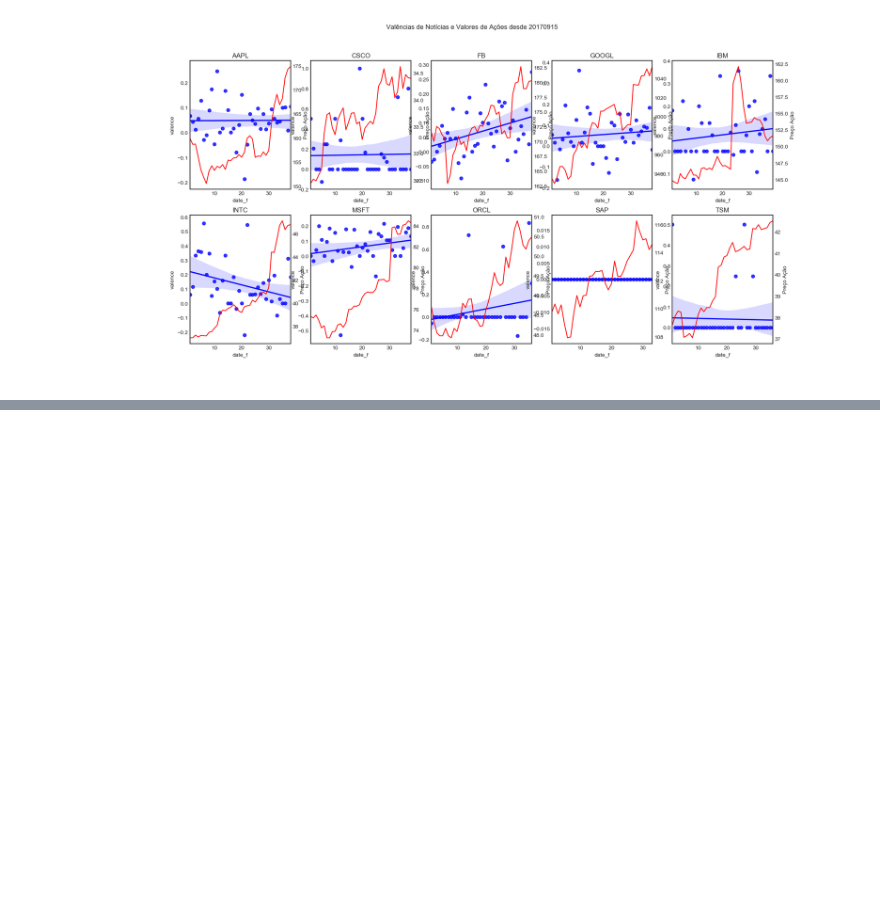
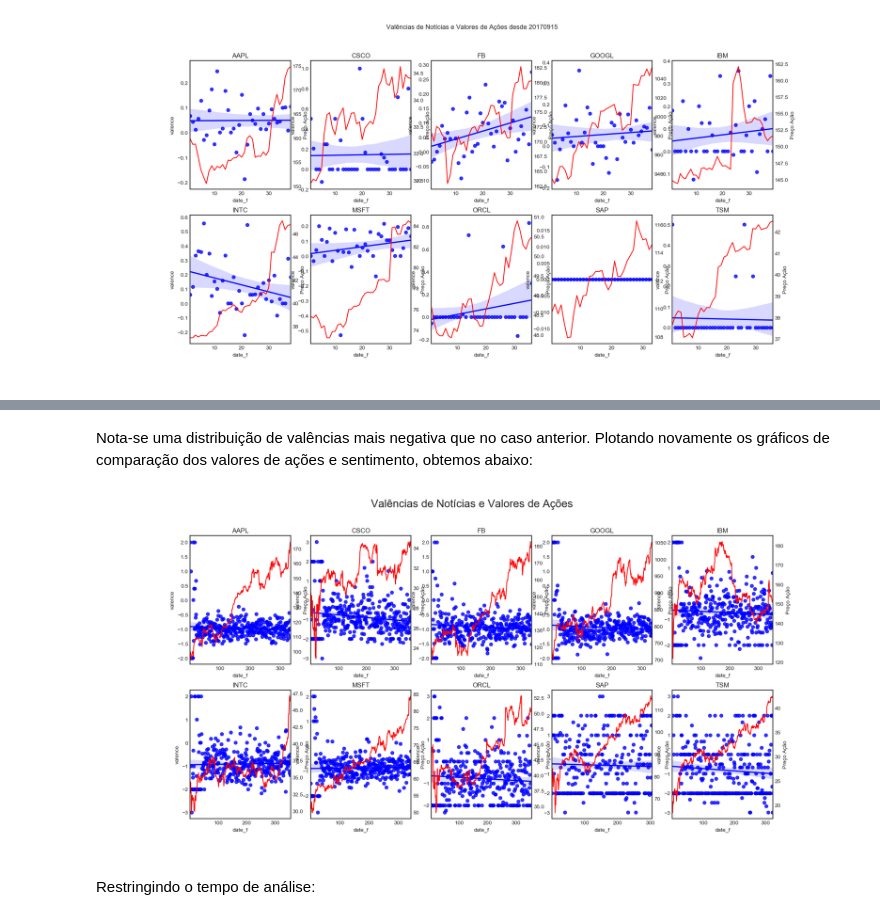
Before and after one commit to fabiograssiotto/stocks_proj, a Jupyter notebook: Stocks.ipynb, the cells around one changed output, grey strips where cells are left out. Drawn from its saved outputs; the diff is of its cells as text; code cells hidden in the pictures; blank space fills up the shorter version.

```diff
--- a/Stocks.ipynb
+++ b/Stocks.ipynb
@@ -307,0 +427,10 @@ Podemos notar que para este classificador a correlação pode ser apenas observa
+# %% [markdown]
+Nota-se uma distribuição de valências mais negativa que no caso anterior.
+Plotando novamente os gráficos de comparação dos valores de ações e sentimento, obtemos abaixo:
+# %%
+from IPython.display import Image
+Image("plots/afinn/val-stocks.png")
+# %% [output]
+[figure, added]
+# %% [markdown]
+Restringindo o tempo de análise:
```
Also changed, not shown: parts of 13 cells of this notebook, 1 other file.
